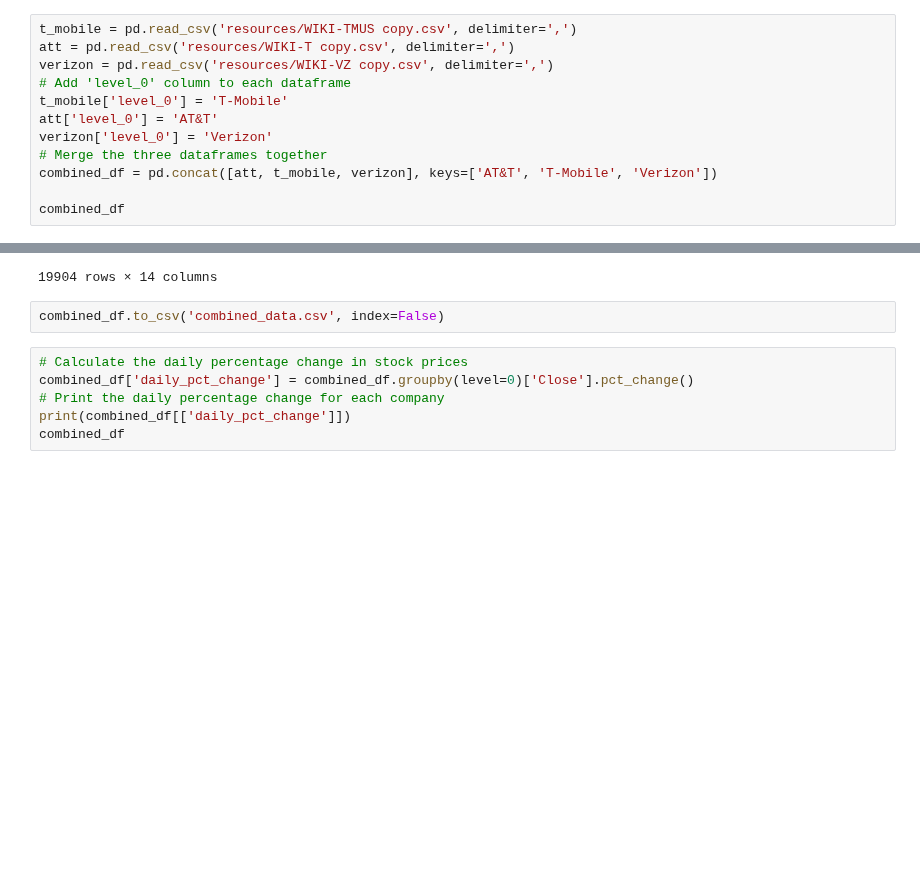
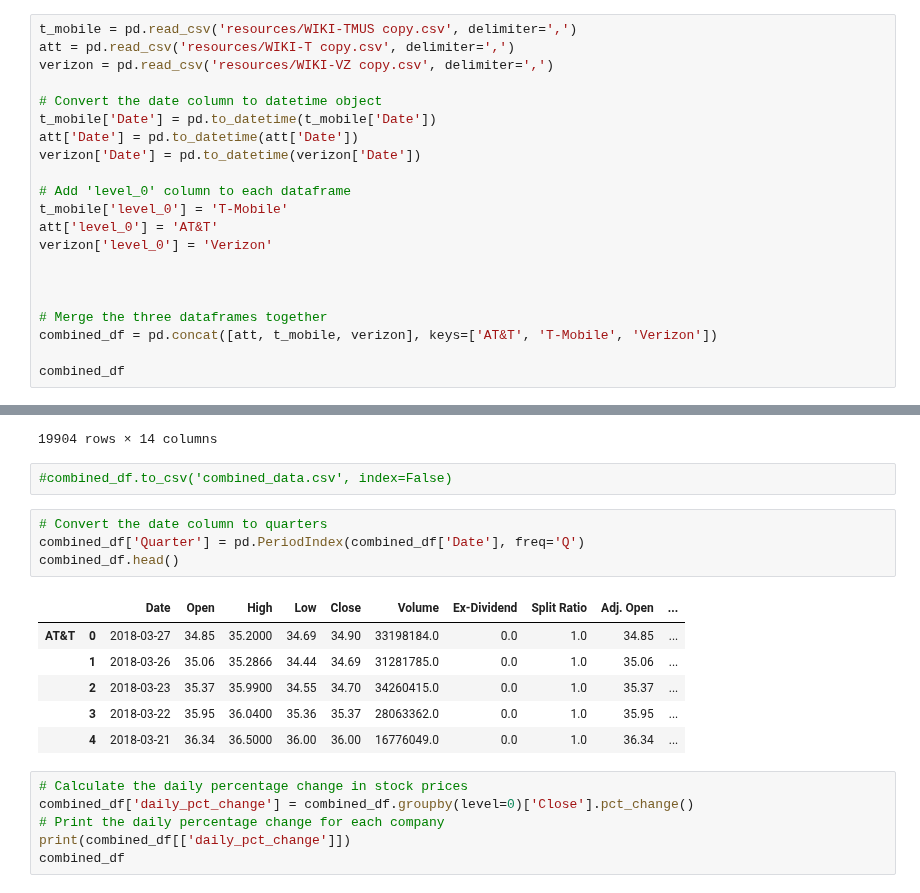
Before and after one commit to mssubaiti/Project1_Group1, a Jupyter notebook: NASDAQ assignment.ipynb, the cells around one changed output, grey strips where cells are left out. Drawn from its saved outputs; the diff is of its cells as text; blank space fills up the shorter version.

```diff
--- a/NASDAQ assignment combined.ipynb
+++ b/NASDAQ assignment.ipynb
@@ -10,10 +10,19 @@ from scipy.stats import linregress
 t_mobile = pd.read_csv('resources/WIKI-TMUS copy.csv', delimiter=',')
 att = pd.read_csv('resources/WIKI-T copy.csv', delimiter=',')
 verizon = pd.read_csv('resources/WIKI-VZ copy.csv', delimiter=',')
+
+# Convert the date column to datetime object
+t_mobile['Date'] = pd.to_datetime(t_mobile['Date'])
+att['Date'] = pd.to_datetime(att['Date'])
+verizon['Date'] = pd.to_datetime(verizon['Date'])
+
 # Add 'level_0' column to each dataframe
 t_mobile['level_0'] = 'T-Mobile'
 att['level_0'] = 'AT&T'
 verizon['level_0'] = 'Verizon'
+
+
+
 # Merge the three dataframes together
 combined_df = pd.concat([att, t_mobile, verizon], keys=['AT&T', 'T-Mobile', 'Verizon'])
 
@@ -33,7 +42,18 @@ combined_df
 |  | 8657 | 1983-11-21 | 70.62 | 70.7500 | 65.62 | 70.25 | 627575.0 | 0.0 | 1.0 | 1.649837 | ... |
 19904 rows × 14 columns
 # %%
-combined_df.to_csv('combined_data.csv', index=False)
+#combined_df.to_csv('combined_data.csv', index=False)
+# %%
+# Convert the date column to quarters
+combined_df['Quarter'] = pd.PeriodIndex(combined_df['Date'], freq='Q')
+combined_df.head()
+# %% [output]
+|  |  | Date | Open | High | Low | Close | Volume | Ex-Dividend | Split Ratio | Adj. Open | ... |
+| AT&T | 0 | 2018-03-27 | 34.85 | 35.2000 | 34.69 | 34.90 | 33198184.0 | 0.0 | 1.0 | 34.85 | ... |
+|  | 1 | 2018-03-26 | 35.06 | 35.2866 | 34.44 | 34.69 | 31281785.0 | 0.0 | 1.0 | 35.06 | ... |
+|  | 2 | 2018-03-23 | 35.37 | 35.9900 | 34.55 | 34.70 | 34260415.0 | 0.0 | 1.0 | 35.37 | ... |
+|  | 3 | 2018-03-22 | 35.95 | 36.0400 | 35.36 | 35.37 | 28063362.0 | 0.0 | 1.0 | 35.95 | ... |
+|  | 4 | 2018-03-21 | 36.34 | 36.5000 | 36.00 | 36.00 | 16776049.0 | 0.0 | 1.0 | 36.34 | ... |
 # %%
 # Calculate the daily percentage change in stock prices
 combined_df['daily_pct_change'] = combined_df.groupby(level=0)['Close'].pct_change()
```
